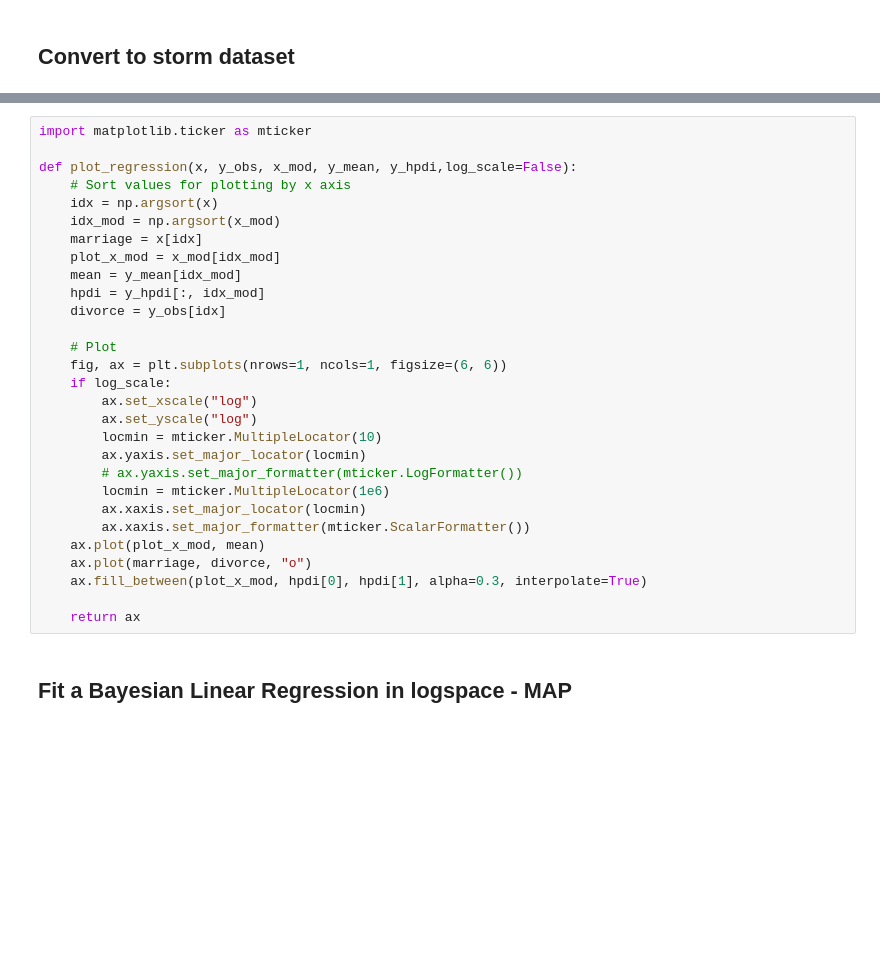
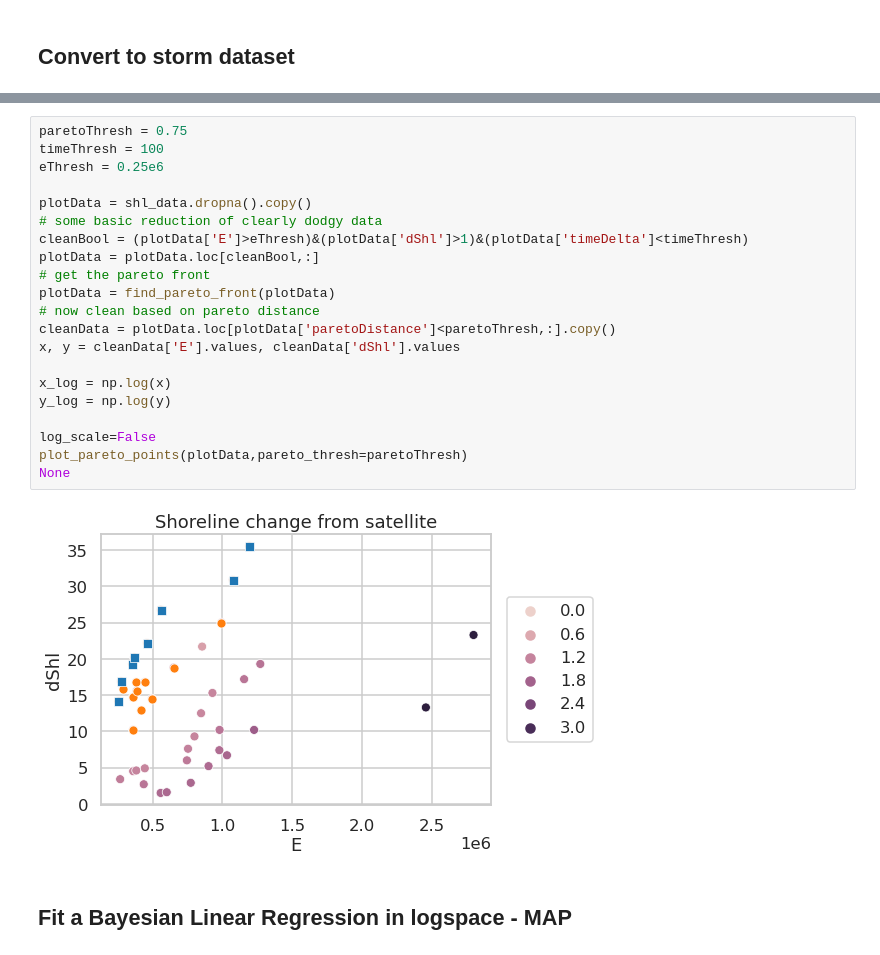
Before and after one commit to simmonsja/bayes-lr-shoreline, a Jupyter notebook: 02_numpyro_analysis.ipynb, the cells around one changed output, grey strips where cells are left out. Drawn from its saved outputs; the diff is of its cells as text; blank space fills up the shorter version.

```diff
--- a/02_numpyro_analysis.ipynb
+++ b/02_numpyro_analysis.ipynb
@@ -347,32 +62,26 @@ def draw_fit(xObs,yObs,xPred,yPred,ySample=None,yMAP=None,**kwargs):
-# %%
-import matplotlib.ticker as mticker
-
-def plot_regression(x, y_obs, x_mod, y_mean, y_hpdi,log_scale=False):
-    # Sort values for plotting by x axis
-    idx = np.argsort(x)
-    idx_mod = np.argsort(x_mod)
-    marriage = x[idx]
-    plot_x_mod = x_mod[idx_mod]
-    mean = y_mean[idx_mod]
-    hpdi = y_hpdi[:, idx_mod]
-    divorce = y_obs[idx]
-
-    # Plot
-    fig, ax = plt.subplots(nrows=1, ncols=1, figsize=(6, 6))
-    if log_scale:
-        ax.set_xscale("log")
-        ax.set_yscale("log")
-        locmin = mticker.MultipleLocator(10)
-        ax.yaxis.set_major_locator(locmin)
-        # ax.yaxis.set_major_formatter(mticker.LogFormatter())
-        locmin = mticker.MultipleLocator(1e6)
-        ax.xaxis.set_major_locator(locmin)
-        ax.xaxis.set_major_formatter(mticker.ScalarFormatter())
-    ax.plot(plot_x_mod, mean)
-    ax.plot(marriage, divorce, "o")
-    ax.fill_between(plot_x_mod, hpdi[0], hpdi[1], alpha=0.3, interpolate=True)
-
-    return ax
+# %%
+paretoThresh = 0.75
+timeThresh = 100
+eThresh = 0.25e6
+
+plotData = shl_data.dropna().copy()
+# some basic reduction of clearly dodgy data
+cleanBool = (plotData['E']>eThresh)&(plotData['dShl']>1)&(plotData['timeDelta']<timeThresh)
+plotData = plotData.loc[cleanBool,:]
+# get the pareto front
+plotData = find_pareto_front(plotData)
+# now clean based on pareto distance
+cleanData = plotData.loc[plotData['paretoDistance']<paretoThresh,:].copy()
+x, y = cleanData['E'].values, cleanData['dShl'].values
+
+x_log = np.log(x)
+y_log = np.log(y)
+
+log_scale=False
+plot_pareto_points(plotData,pareto_thresh=paretoThresh)
+None
+# %% [output]
+[figure, added]
 # %% [markdown]
 ## Fit a Bayesian Linear Regression in logspace - MAP
 # %%
```
Also changed, not shown: parts of 28 cells of this notebook, 4 other files.
